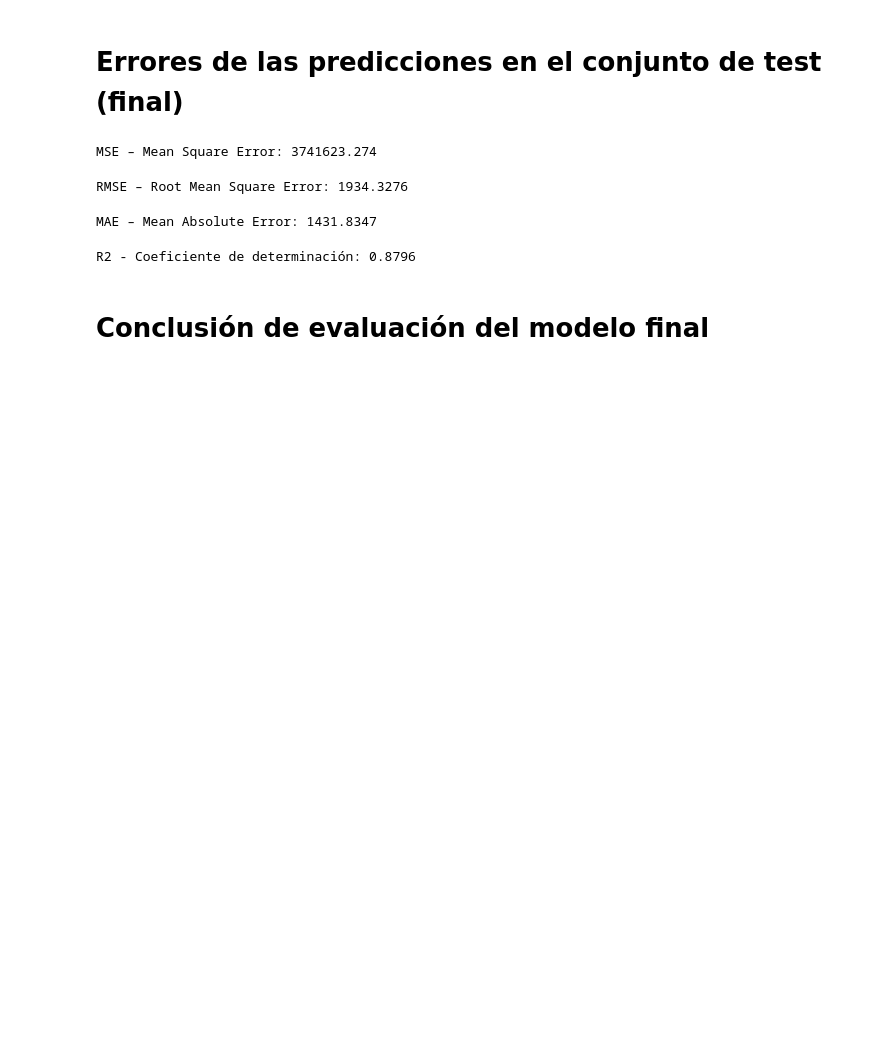
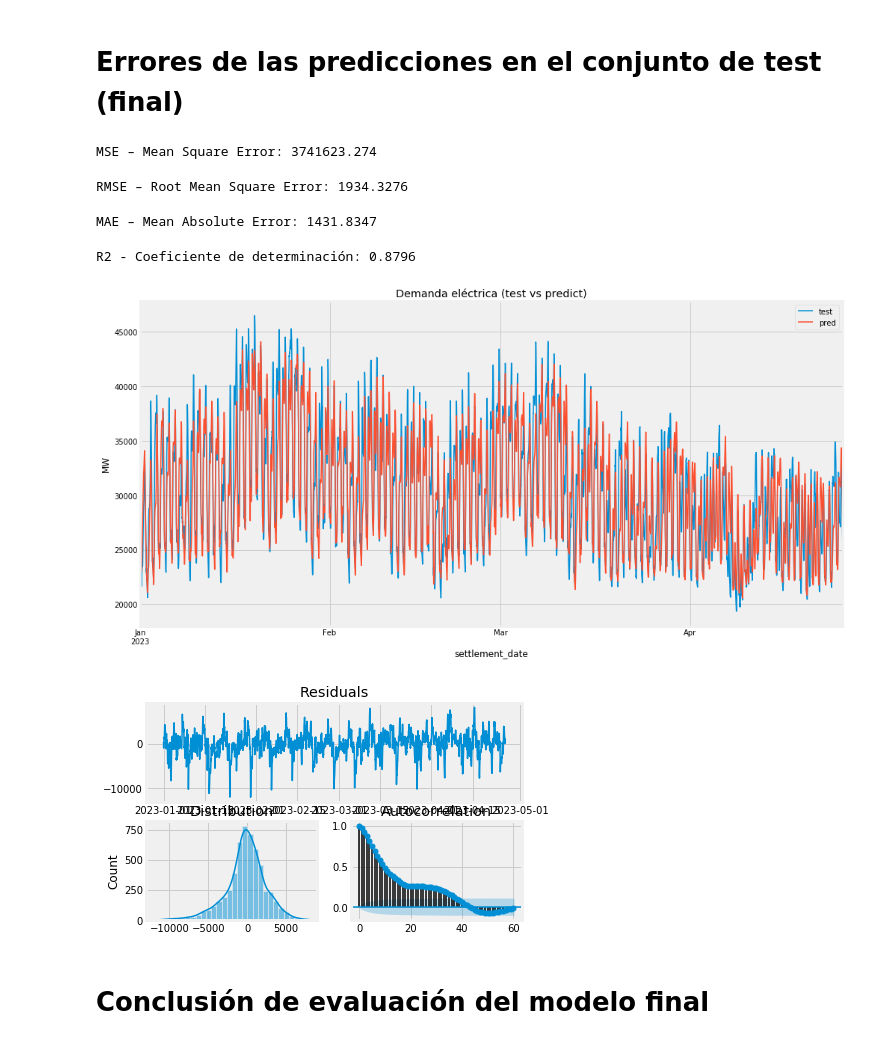
Before and after one commit to raselaguero/time_series_forecasting, a Jupyter notebook: Forcaster.ipynb, the cells around one changed output. Saved outputs shown, nothing was run; the diff lists cells and outputs as text; code cells hidden in the pictures; blank space fills up the shorter version.

```diff
--- a/Forcaster.ipynb
+++ b/Forcaster.ipynb
@@ -448,9 +451,12 @@ R2 - Coeficiente de determinación: 0.8796
 # %%
 # RSE Residual Standar Error
 
 pred = predicciones[demand_test.index.min():demand_test.index.max()]
-residuales = pred - demand_test['tsd']
+residuales = pred['pred'] - demand_test['tsd']
 plot_residuals(residuals=residuales, fig=fig)
+# %% [output]
+[figure, added]
+[figure, added]
 # %% [markdown]
 # Conclusión de evaluación del modelo final
 # %%
```
Also changed, not shown: parts of 2 cells of this notebook.
